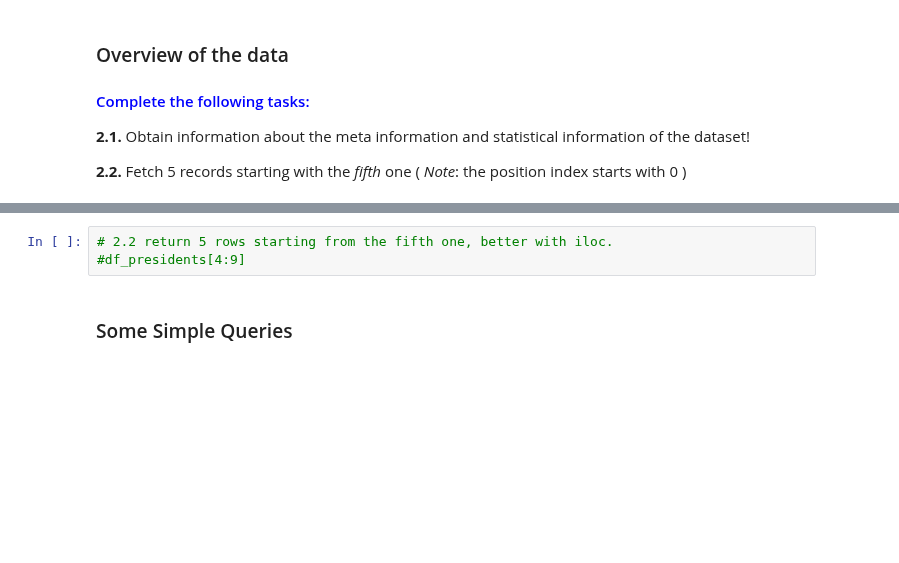
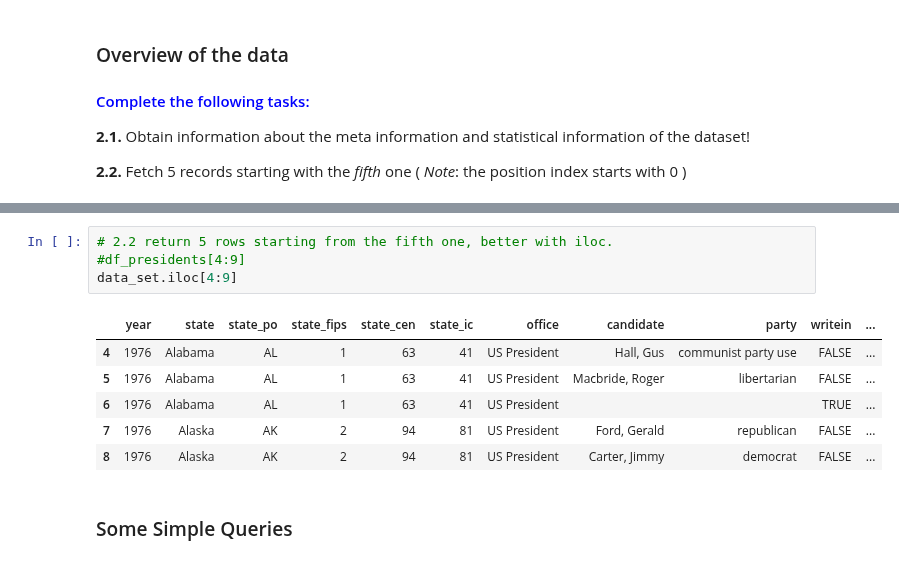
Before and after one commit to MrBierflasche/Studium, a Jupyter notebook: 3_Semester/MachineLearning/homework/01_EX/MLEA_01_EX_Pandas.ipynb, the cells around one changed output, grey strips where cells are left out. Saved outputs shown, nothing was run; the diff lists cells and outputs as text; blank space fills up the shorter version.

```diff
--- a/3_Semester/MachineLearning/homework/01_EX/MLEA_01_EX_Pandas.ipynb
+++ b/3_Semester/MachineLearning/homework/01_EX/MLEA_01_EX_Pandas.ipynb
@@ -69,6 +93,14 @@ notes
 # %%
 # 2.2 return 5 rows starting from the fifth one, better with iloc.
 #df_presidents[4:9]
+data_set.iloc[4:9]
+# %% [output]
+|  | year | state | state_po | state_fips | state_cen | state_ic | office | candidate | party | writein | ... |
+| 4 | 1976 | Alabama | AL | 1 | 63 | 41 | US President | Hall, Gus | communist party use | FALSE | ... |
+| 5 | 1976 | Alabama | AL | 1 | 63 | 41 | US President | Macbride, Roger | libertarian | FALSE | ... |
+| 6 | 1976 | Alabama | AL | 1 | 63 | 41 | US President |  |  | TRUE | ... |
+| 7 | 1976 | Alaska | AK | 2 | 94 | 81 | US President | Ford, Gerald | republican | FALSE | ... |
+| 8 | 1976 | Alaska | AK | 2 | 94 | 81 | US President | Carter, Jimmy | democrat | FALSE | ... |
 # %% [markdown]
 ### Some Simple Queries
 # %% [markdown]
```
Also changed, not shown: parts of 14 cells of this notebook, 3 other files.
